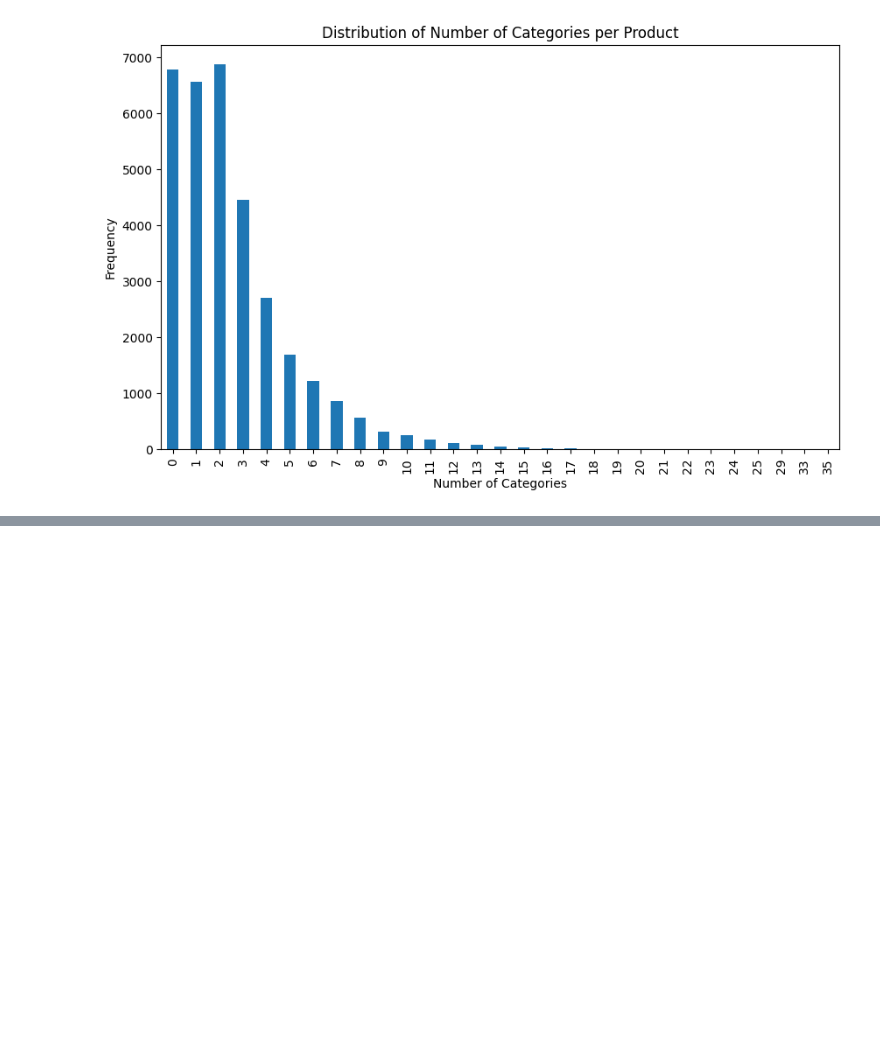
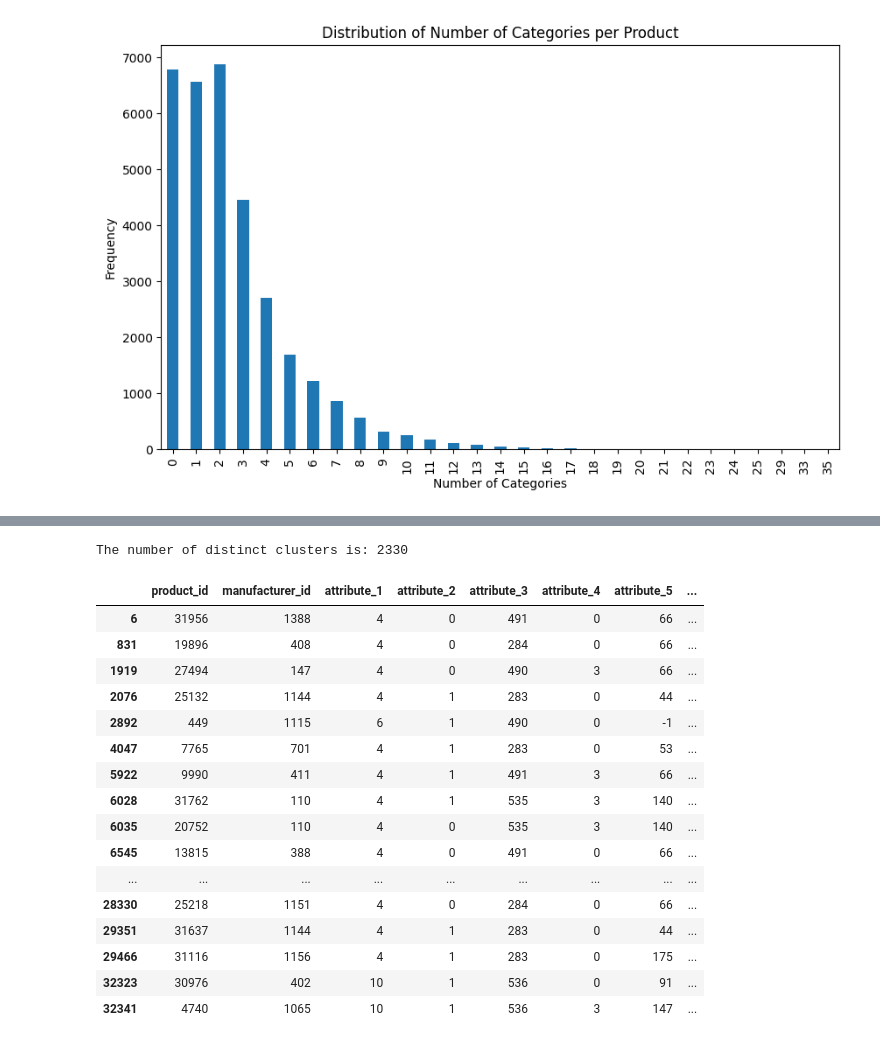
Before and after one commit to anildervis/YZV311_2425_150210307_150220344, a Jupyter notebook: product.ipynb, the cells around one changed output, grey strips where cells are left out. Cells and saved outputs as stored; diff of their text form; code cells hidden in the pictures; blank space fills up the shorter version.

```diff
--- a/product.ipynb
+++ b/product.ipynb
@@ -120,0 +246,25 @@ KeyboardInterrupt:
+# %%
+from collections import defaultdict
+
+# Create a dictionary for quick lookup of parent categories
+
+category_parent_map = defaultdict(list)
+for idx, row in product_category_map.iterrows():
+    category_parent_map[int(row['category_id'])].append(int(row['parent_category_id']))
+
+# Function to get parent categories
+def get_parent_categories(categories):
+    parents = []
+    for category in categories:
+        parent = category_parent_map.get(category)
+        if parent:
+            parents.extend(parent)
+    return parents
+
+# Apply the function to the categories column and create a new column 'parent_categories'
+product_catalog['parent_categories'] = product_catalog['categories'].apply(get_parent_categories)
+
+product_catalog['combined_categories'] = product_catalog.apply(lambda row: list(set(row['categories'] + row['parent_categories'])), axis=1)
+
+# Display the updated DataFrame
+display(product_catalog)
@@ -120,0 +285,3 @@ KeyboardInterrupt:
+# %%
+dbscan_model = DBSCAN(rate=0.6, min_samples=2)
+dbscan_model.fit(product_catalog['categories'])
@@ -120,0 +306,28 @@ KeyboardInterrupt:
+# %%
+product_catalog["cluster"] = dbscan_model.labels_
+# %%
+num_clusters = product_catalog['cluster'].nunique()
+print(f'The number of distinct clusters is: {num_clusters}')
+# %% [output]
+The number of distinct clusters is: 2330
+# %%
+cluster_1_elements = product_catalog[product_catalog['cluster'] == 3]
+display(cluster_1_elements)
+# %% [output]
+|  | product_id | manufacturer_id | attribute_1 | attribute_2 | attribute_3 | attribute_4 | attribute_5 | ... |
+| 6 | 31956 | 1388 | 4 | 0 | 491 | 0 | 66 | ... |
+| 831 | 19896 | 408 | 4 | 0 | 284 | 0 | 66 | ... |
+| 1919 | 27494 | 147 | 4 | 0 | 490 | 3 | 66 | ... |
+| 2076 | 25132 | 1144 | 4 | 1 | 283 | 0 | 44 | ... |
+| 2892 | 449 | 1115 | 6 | 1 | 490 | 0 | -1 | ... |
+| 4047 | 7765 | 701 | 4 | 1 | 283 | 0 | 53 | ... |
+| 5922 | 9990 | 411 | 4 | 1 | 491 | 3 | 66 | ... |
+| 6028 | 31762 | 110 | 4 | 1 | 535 | 3 | 140 | ... |
+| 6035 | 20752 | 110 | 4 | 0 | 535 | 3 | 140 | ... |
+| 6545 | 13815 | 388 | 4 | 0 | 491 | 0 | 66 | ... |
+| ... | ... | ... | ... | ... | ... | ... | ... | ... |
+| 28330 | 25218 | 1151 | 4 | 0 | 284 | 0 | 66 | ... |
+| 29351 | 31637 | 1144 | 4 | 1 | 283 | 0 | 44 | ... |
+| 29466 | 31116 | 1156 | 4 | 1 | 283 | 0 | 175 | ... |
+| 32323 | 30976 | 402 | 10 | 1 | 536 | 0 | 91 | ... |
+| 32341 | 4740 | 1065 | 10 | 1 | 536 | 3 | 147 | ... |
```
Also changed, not shown: parts of 10 cells of this notebook.
